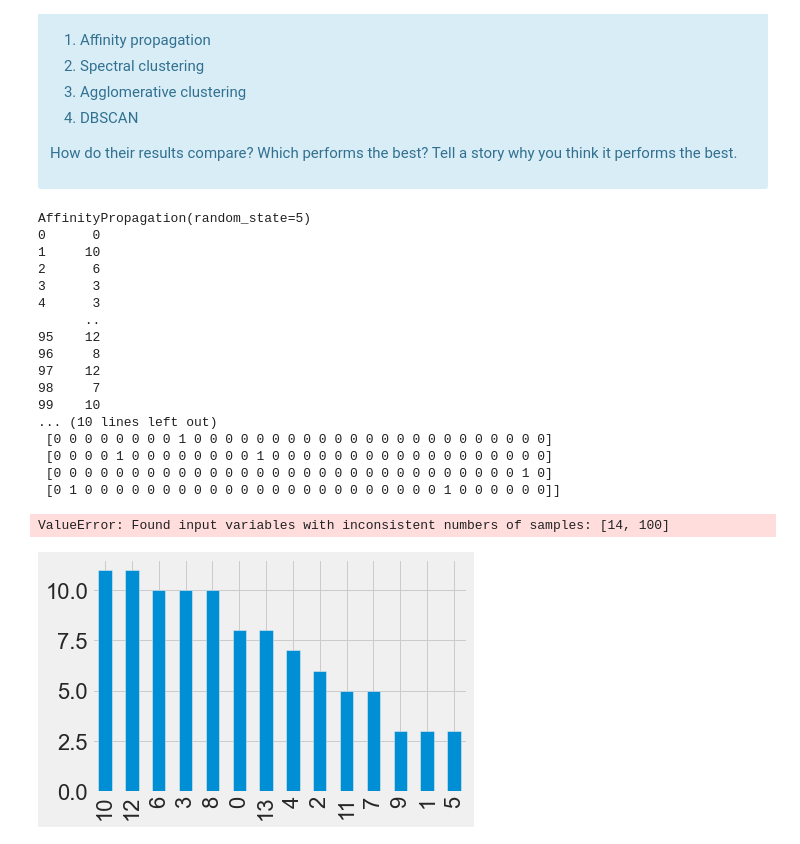
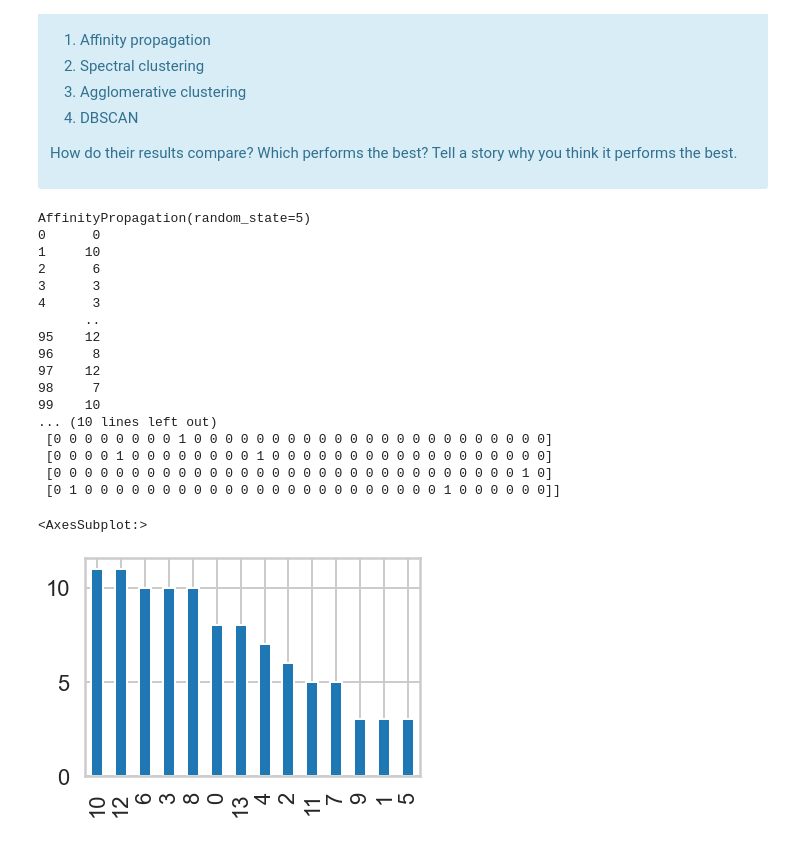
Before and after one commit to StephenDodd1/Clustering, a Jupyter notebook: Clustering Case Study - Customer Segmentation with K-Means - Tier 3.ipynb, the cells around one changed output. Cells and saved outputs as stored; diff of their text form; code cells hidden in the pictures.

```diff
--- a/Clustering Case Study - Customer Segmentation with K-Means - Tier 3.ipynb
+++ b/Clustering Case Study - Customer Segmentation with K-Means - Tier 3.ipynb
@@ -464,33 +464,31 @@ Source: http://scikit-learn.org/stable/modules/clustering.html
 # %%
 from sklearn.cluster import AffinityPropagation, SpectralClustering, AgglomerativeClustering, DBSCAN
 
 ap = AffinityPropagation(random_state=5).fit(df_accepted)
 print(ap)
 labels = pd.Series(ap.labels_)
 print(labels, ap.cluster_centers_)
 labels.value_counts().plot(kind='bar')
-score = metrics.silhouette_score(ap.cluster_centers_, labels, metric='euclidean')
-print('The score of',str(score), 'is the result we would have expected.')
 # %% [output]
 AffinityPropagation(random_state=5)
 0      0
 1     10
 2      6
 3      3
 4      3
       ..
 95    12
 96     8
 97    12
 98     7
 99    10
 ... (10 lines left out)
  [0 0 0 0 0 0 0 0 1 0 0 0 0 0 0 0 0 0 0 0 0 0 0 0 0 0 0 0 0 0 0 0]
  [0 0 0 0 1 0 0 0 0 0 0 0 0 1 0 0 0 0 0 0 0 0 0 0 0 0 0 0 0 0 0 0]
  [0 0 0 0 0 0 0 0 0 0 0 0 0 0 0 0 0 0 0 0 0 0 0 0 0 0 0 0 0 0 1 0]
  [0 1 0 0 0 0 0 0 0 0 0 0 0 0 0 0 0 0 0 0 0 0 0 0 0 1 0 0 0 0 0 0]]
-ValueError: Found input variables with inconsistent numbers of samples: [14, 100]
+<AxesSubplot:>
-[figure, old version]
+[figure, new version]
 # %%
 sc = SpectralClustering(n_clusters=2,random_state=5)
 sc.fit(df_accepted)
```
Also changed, not shown: parts of 6 cells of this notebook.
